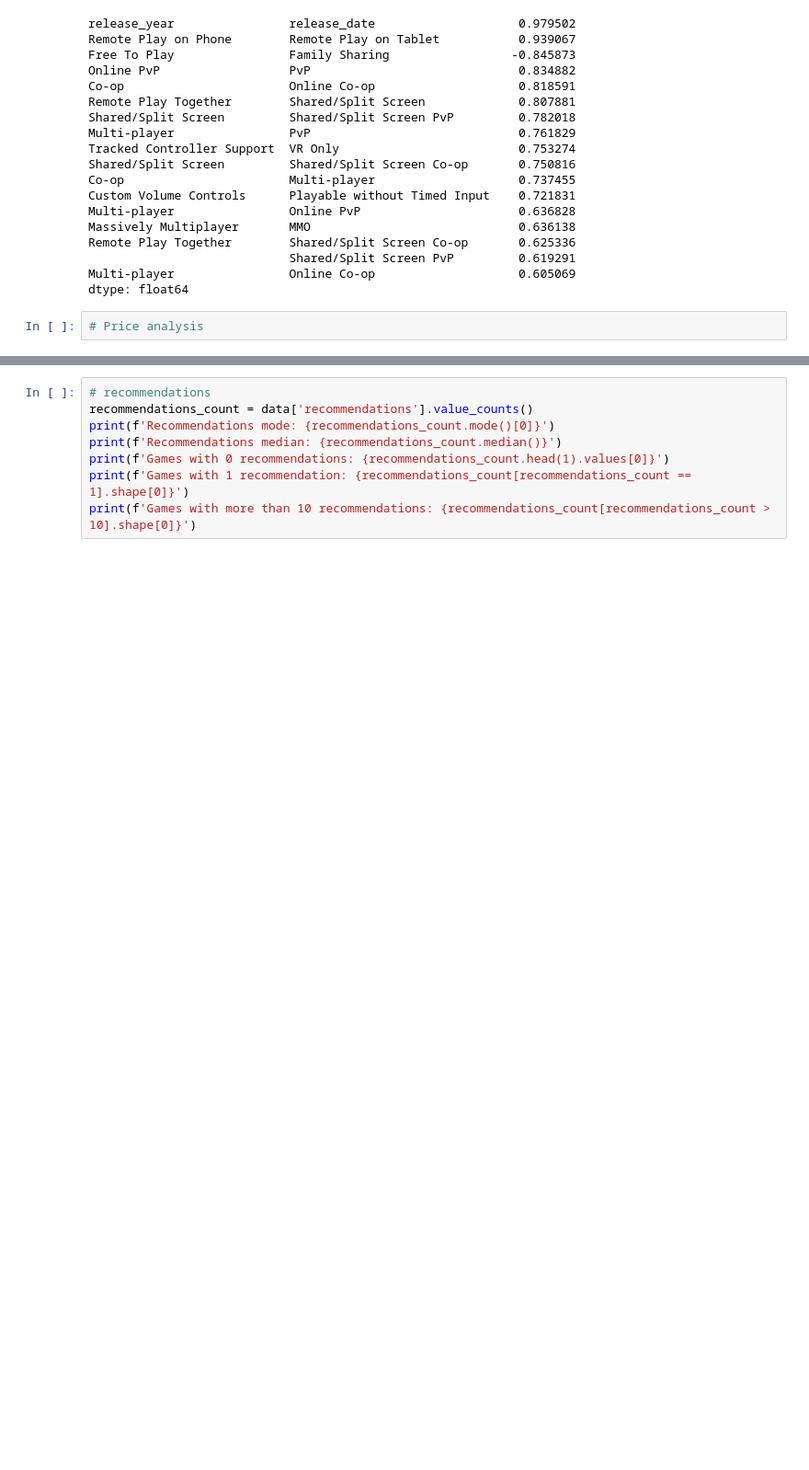
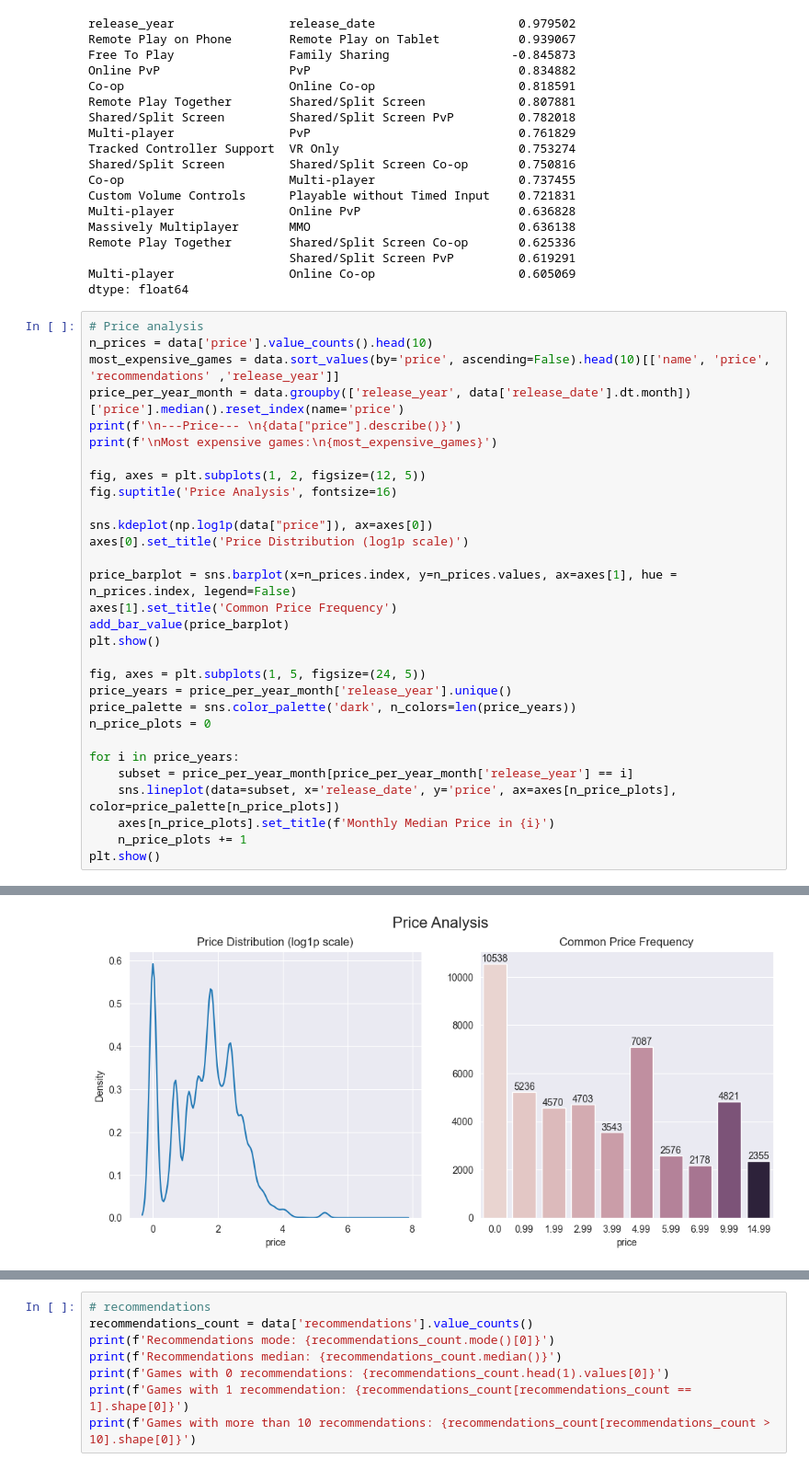
Before and after one commit to MCAlberto55/steam-games-analysis, a Jupyter notebook: notebooks/eda_analysis.ipynb, the cells around one changed output, grey strips where cells are left out. Shown at 92% size. Cells and saved outputs as stored; diff of their text form; blank space fills up the shorter version.

Commit message:
price analysis

```diff
--- a/notebooks/eda_analysis.ipynb
+++ b/notebooks/eda_analysis.ipynb
@@ -351,3 +361,32 @@ Multi-player                Online Co-op                    0.605069
 dtype: float64
 # %%
 # Price analysis
+n_prices = data['price'].value_counts().head(10)
+most_expensive_games = data.sort_values(by='price', ascending=False).head(10)[['name', 'price', 'recommendations' ,'release_year']]
+price_per_year_month = data.groupby(['release_year', data['release_date'].dt.month])['price'].median().reset_index(name='price')
+print(f'\n---Price--- \n{data["price"].describe()}')
+print(f'\nMost expensive games:\n{most_expensive_games}')
+
+fig, axes = plt.subplots(1, 2, figsize=(12, 5))
+fig.suptitle('Price Analysis', fontsize=16)
+
+sns.kdeplot(np.log1p(data["price"]), ax=axes[0])
+axes[0].set_title('Price Distribution (log1p scale)')
+
+price_barplot = sns.barplot(x=n_prices.index, y=n_prices.values, ax=axes[1], hue = n_prices.index, legend=False)
+axes[1].set_title('Common Price Frequency')
+add_bar_value(price_barplot)
+plt.show()
+
+fig, axes = plt.subplots(1, 5, figsize=(24, 5))
+price_years = price_per_year_month['release_year'].unique()
+price_palette = sns.color_palette('dark', n_colors=len(price_years))
+n_price_plots = 0
+
+for i in price_years:
+    subset = price_per_year_month[price_per_year_month['release_year'] == i]
+    sns.lineplot(data=subset, x='release_date', y='price', ax=axes[n_price_plots], color=price_palette[n_price_plots])
+    axes[n_price_plots].set_title(f'Monthly Median Price in {i}')
+    n_price_plots += 1
+plt.show()
+# %% [output]
@@ -353,0 +410 @@ dtype: float64
+[figure, added]
```
Also changed, not shown: parts of 5 cells of this notebook.
